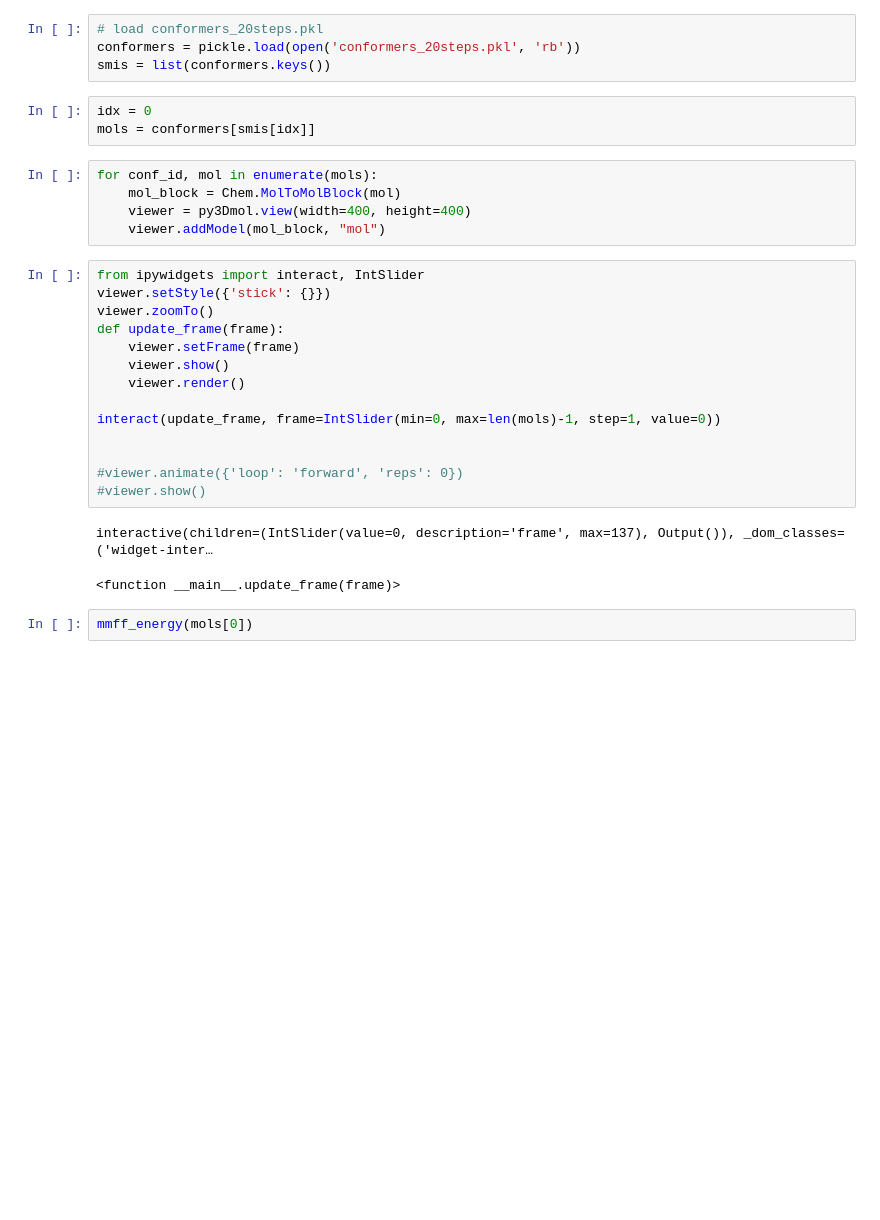
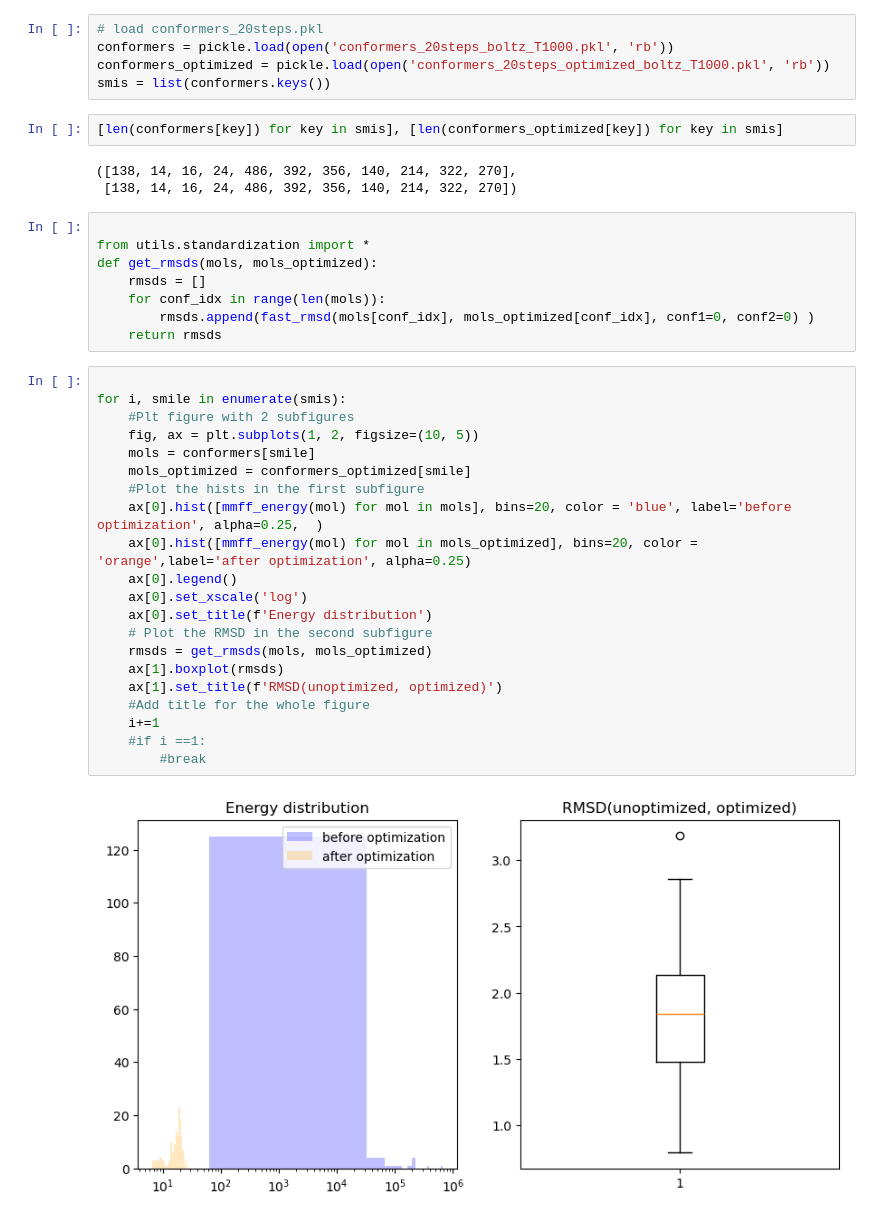
Before and after one commit to LenaNehale/torsional-diffusion, a Jupyter notebook: playground.ipynb, the cells around one changed output. Drawn from its saved outputs; the diff is of its cells as text; blank space fills up the shorter version.

```diff
--- a/playground.ipynb
+++ b/playground.ipynb
@@ -8,31 +15,41 @@ from ipywidgets import interact, Dropdown
 # %%
 # load conformers_20steps.pkl
-conformers = pickle.load(open('conformers_20steps.pkl', 'rb'))
+conformers = pickle.load(open('conformers_20steps_boltz_T1000.pkl', 'rb'))
+conformers_optimized = pickle.load(open('conformers_20steps_optimized_boltz_T1000.pkl', 'rb'))
 smis = list(conformers.keys())
-# %%
-idx = 0
-mols = conformers[smis[idx]]
-# %%
-for conf_id, mol in enumerate(mols):
-    mol_block = Chem.MolToMolBlock(mol)
-    viewer = py3Dmol.view(width=400, height=400)
-    viewer.addModel(mol_block, "mol")
-# %%
-from ipywidgets import interact, IntSlider
-viewer.setStyle({'stick': {}})
-viewer.zoomTo()
-def update_frame(frame):
-    viewer.setFrame(frame)
-    viewer.show()
-    viewer.render()
-
-interact(update_frame, frame=IntSlider(min=0, max=len(mols)-1, step=1, value=0))
-
-
-#viewer.animate({'loop': 'forward', 'reps': 0})
-#viewer.show()
-# %% [output]
-interactive(children=(IntSlider(value=0, description='frame', max=137), Output()), _dom_classes=('widget-inter…
-<function __main__.update_frame(frame)>
-# %%
-mmff_energy(mols[0])
+# %%
+[len(conformers[key]) for key in smis], [len(conformers_optimized[key]) for key in smis]
+# %% [output]
+([138, 14, 16, 24, 486, 392, 356, 140, 214, 322, 270],
+ [138, 14, 16, 24, 486, 392, 356, 140, 214, 322, 270])
+# %%
+
+from utils.standardization import *
+def get_rmsds(mols, mols_optimized):
+    rmsds = []
+    for conf_idx in range(len(mols)):
+        rmsds.append(fast_rmsd(mols[conf_idx], mols_optimized[conf_idx], conf1=0, conf2=0) )
+    return rmsds
+# %%
+
+for i, smile in enumerate(smis):
+    #Plt figure with 2 subfigures
+    fig, ax = plt.subplots(1, 2, figsize=(10, 5))
+    mols = conformers[smile]
+    mols_optimized = conformers_optimized[smile]
+    #Plot the hists in the first subfigure
+    ax[0].hist([mmff_energy(mol) for mol in mols], bins=20, color = 'blue', label='before optimization', alpha=0.25,  )
+    ax[0].hist([mmff_energy(mol) for mol in mols_optimized], bins=20, color = 'orange',label='after optimization', alpha=0.25)
+    ax[0].legend()
+    ax[0].set_xscale('log')
+    ax[0].set_title(f'Energy distribution')
+    # Plot the RMSD in the second subfigure
+    rmsds = get_rmsds(mols, mols_optimized)
+    ax[1].boxplot(rmsds)
+    ax[1].set_title(f'RMSD(unoptimized, optimized)')
+    #Add title for the whole figure
+    i+=1
+    #if i ==1:
+        #break
+# %% [output]
+[figure, added]
```
Also changed, not shown: parts of 15 cells of this notebook, 5 other files.
